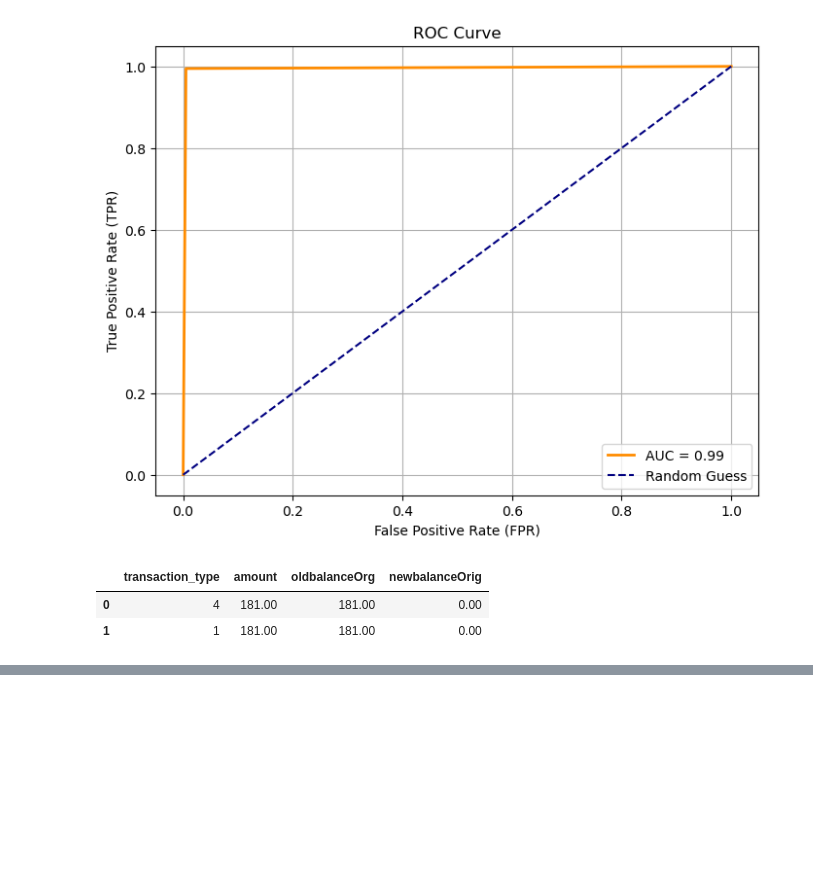
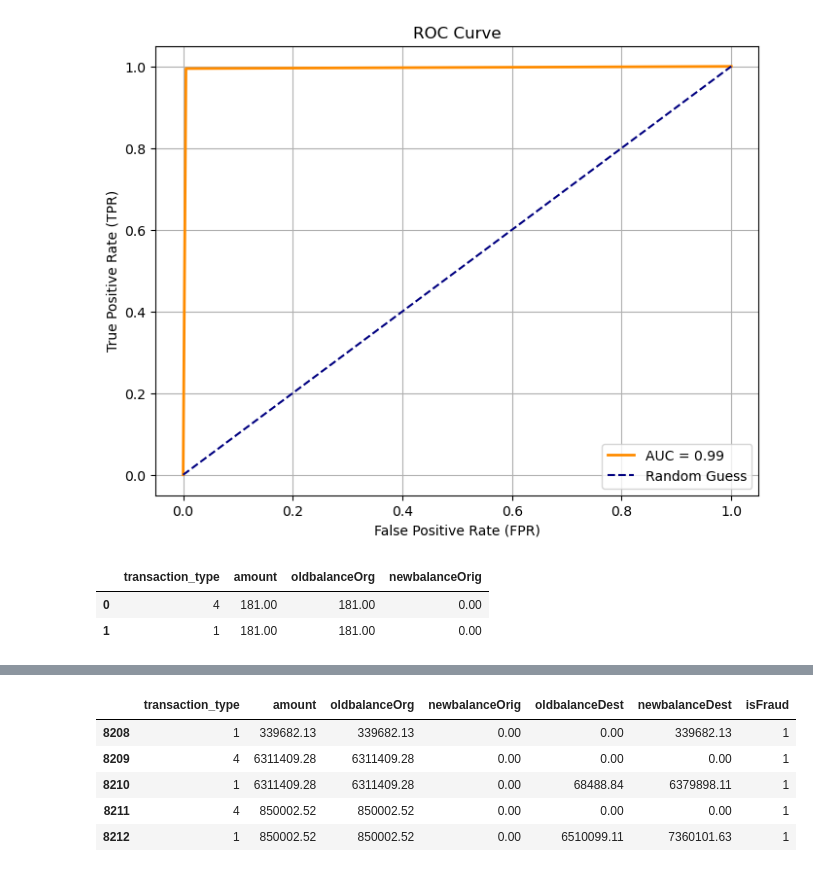
Before and after one commit to adin11/online-payment-fraud-detection, a Jupyter notebook: model.ipynb, the cells around one changed output, grey strips where cells are left out. Saved outputs shown, nothing was run; the diff lists cells and outputs as text; code cells hidden in the pictures; blank space fills up the shorter version.

```diff
--- a/model.ipynb
+++ b/model.ipynb
@@ -673,0 +648,9 @@ pwd
+# %%
+df.query('isFraud == 1').tail()
+# %% [output]
+|  | transaction_type | amount | oldbalanceOrg | newbalanceOrig | oldbalanceDest | newbalanceDest | isFraud |
+| 8208 | 1 | 339682.13 | 339682.13 | 0.00 | 0.00 | 339682.13 | 1 |
+| 8209 | 4 | 6311409.28 | 6311409.28 | 0.00 | 0.00 | 0.00 | 1 |
+| 8210 | 1 | 6311409.28 | 6311409.28 | 0.00 | 68488.84 | 6379898.11 | 1 |
+| 8211 | 4 | 850002.52 | 850002.52 | 0.00 | 0.00 | 0.00 | 1 |
+| 8212 | 1 | 850002.52 | 850002.52 | 0.00 | 6510099.11 | 7360101.63 | 1 |
```
Also changed, not shown: parts of 24 cells of this notebook, 1 other file.
